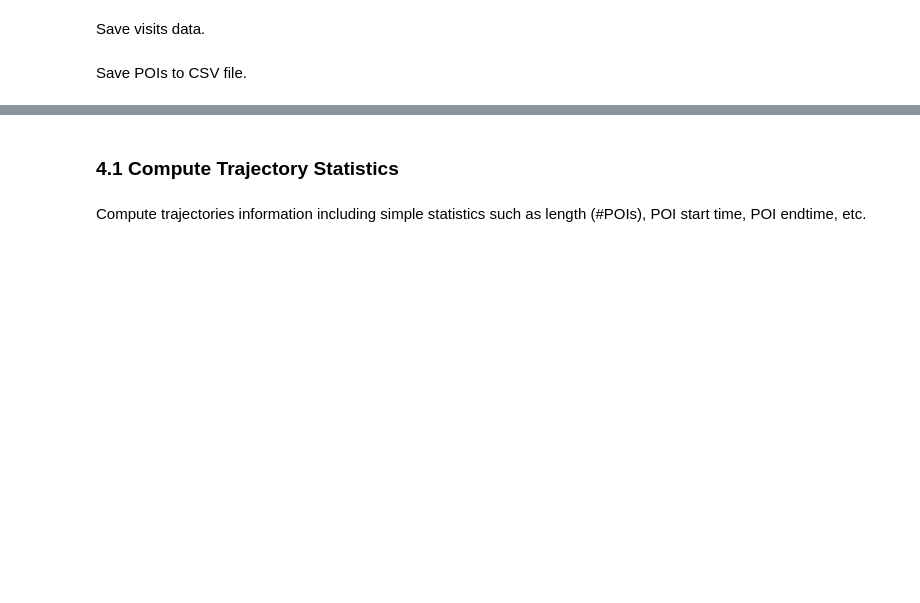
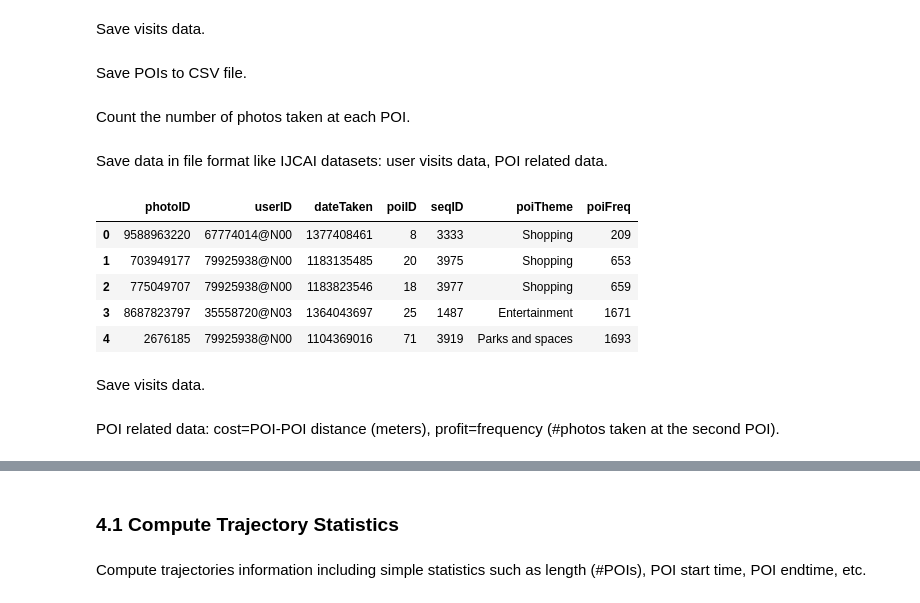
Before and after one commit to dongwookim-ml/flickr-photo, a Jupyter notebook: src/traj_Melb.ipynb, the cells around one changed output, grey strips where cells are left out. Drawn from its saved outputs; the diff is of its cells as text; code cells hidden in the pictures; blank space fills up the shorter version.

```diff
--- a/src/traj_Melb.ipynb
+++ b/src/traj_Melb.ipynb
@@ -464,3 +477,29 @@ Save POIs to CSV file.
 poiix = sorted(visits['poiID'].unique().tolist())
 # %%
 poi_df.loc[poiix].to_csv(fpoi_new, index=True)
+# %% [markdown]
+Count the number of photos taken at each POI.
+# %%
+poifreq = visits[['poiID', 'dateTaken']].copy().groupby('poiID').agg(np.size)
+poifreq.rename(columns={'dateTaken':'poiFreq'}, inplace=True)
+# %% [markdown]
+Save data in file format like IJCAI datasets: user visits data, POI related data.
+# %%
+visits_df = visits.copy()
+visits_df.reset_index(inplace=True)
+visits_df.drop(['photoLon', 'photoLat'], axis=1, inplace=True)
+visits_df['dateTaken'] = visits_df['dateTaken'].astype(np.int)
+visits_df.rename(columns={'trajID':'seqID'}, inplace=True)
+visits_df['poiTheme'] = poi_df.loc[visits_df['poiID'], 'poiCat'].tolist()
+visits_df['poiFreq'] = poifreq.loc[visits_df['poiID'], 'poiFreq'].astype(np.int).tolist()
+# %%
+visits_df.head()
+# %% [output]
+|  | photoID | userID | dateTaken | poiID | seqID | poiTheme | poiFreq |
+| 0 | 9588963220 | 67774014@N00 | 1377408461 | 8 | 3333 | Shopping | 209 |
+| 1 | 703949177 | 79925938@N00 | 1183135485 | 20 | 3975 | Shopping | 653 |
+| 2 | 775049707 | 79925938@N00 | 1183823546 | 18 | 3977 | Shopping | 659 |
+| 3 | 8687823797 | 35558720@N03 | 1364043697 | 25 | 1487 | Entertainment | 1671 |
+| 4 | 2676185 | 79925938@N00 | 1104369016 | 71 | 3919 | Parks and spaces | 1693 |
+# %% [markdown]
+Save visits data.
@@ -466,0 +509,2 @@ poi_df.loc[poiix].to_csv(fpoi_new, index=True)
+# %% [markdown]
+POI related data: cost=POI-POI distance (meters), profit=frequency (#photos taken at the second POI).
```
Also changed, not shown: parts of 18 cells of this notebook.
